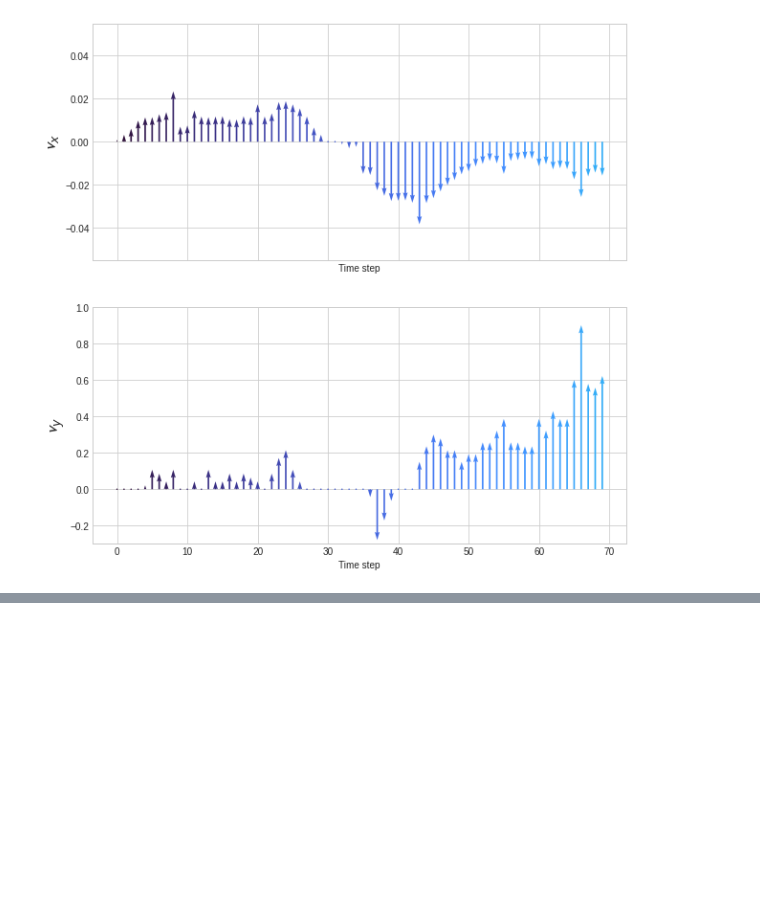
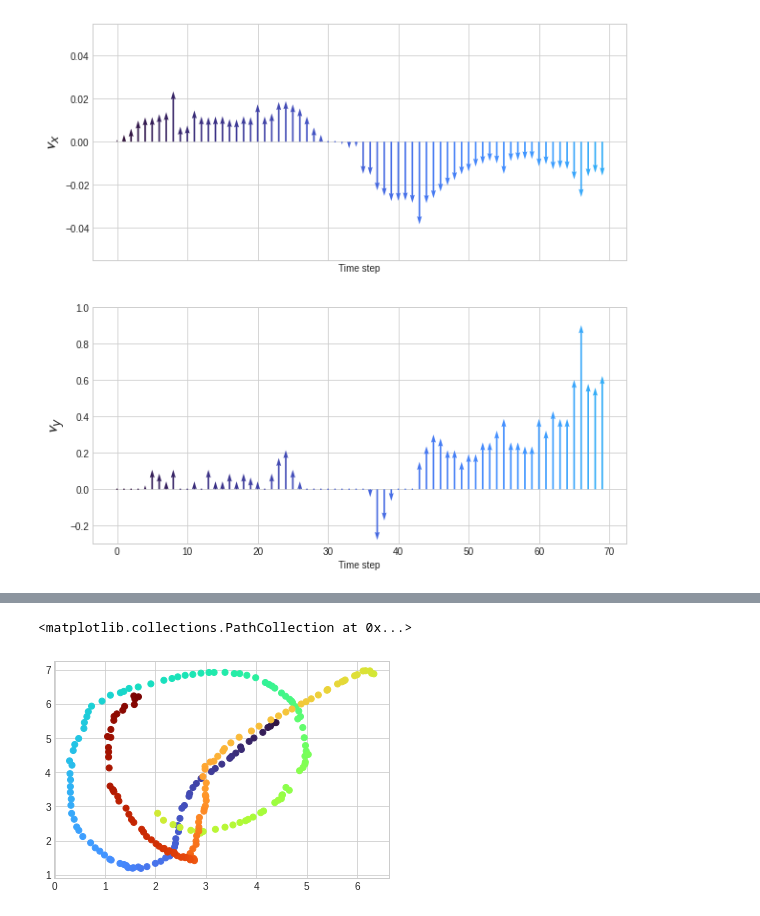
Before and after one commit to acercyc/Keio-Testing_analysis, a Jupyter notebook: src/vis_traj.ipynb, the cells around one changed output, grey strips where cells are left out. Saved outputs shown, nothing was run; the diff lists cells and outputs as text; code cells hidden in the pictures; blank space fills up the shorter version.

```diff
--- a/src/vis_traj.ipynb
+++ b/src/vis_traj.ipynb
@@ -60,0 +151,10 @@ fig.savefig(savepath / 'traj_withColour_quiver.pdf')
+# %%
+fit = umap.UMAP(n_components=3)
+u = fit.fit_transform(h[iTrial])
+# %%
+cmap = plt.get_cmap('turbo')
+colors = cmap(np.linspace(0, 1, len(u)))
+plt.scatter(u[:, 0], u[:, 1], c=colors)
+# %% [output]
+<matplotlib.collections.PathCollection at 0x...>
+[figure, added]
```
Also changed, not shown: parts of 11 cells of this notebook, 1 other file.
